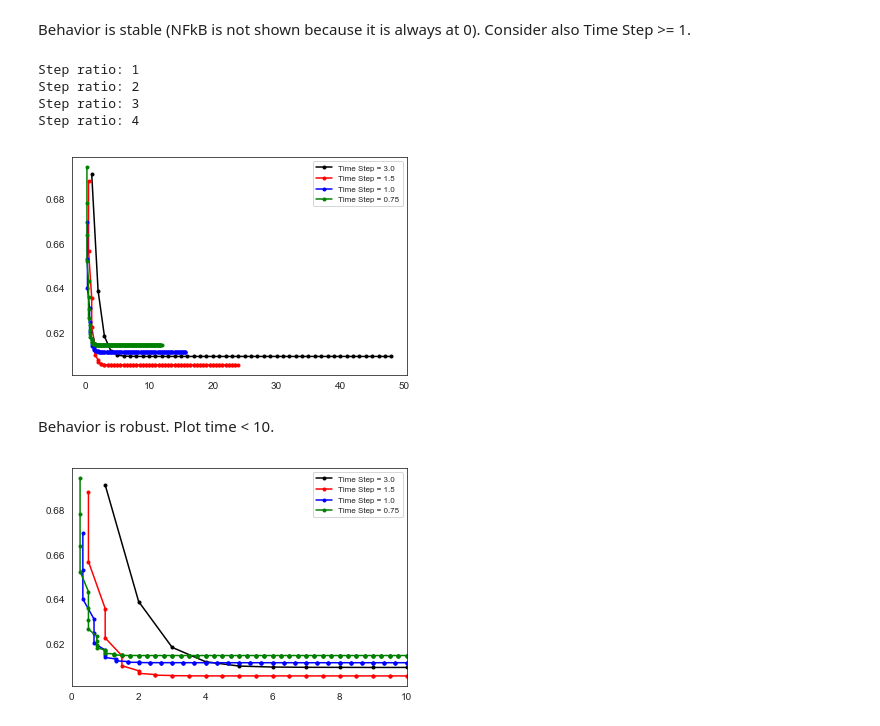
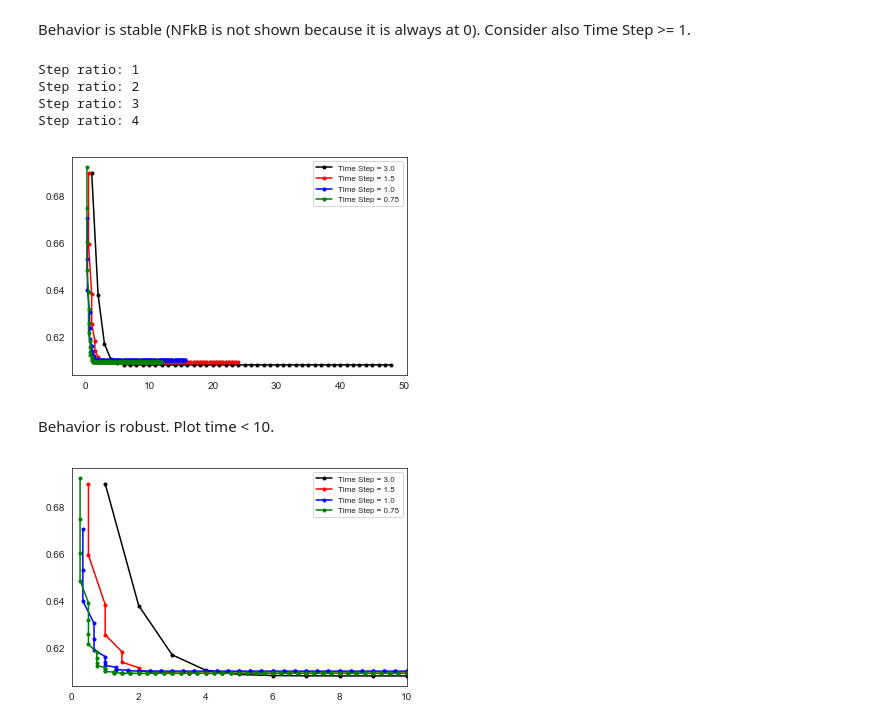
Before and after one commit to sysbio-curie/UPMaBoSS-docker, a Jupyter notebook: TimeStepDependancy.ipynb, the cells around one changed output. Drawn from its saved outputs; the diff is of its cells as text; code cells hidden in the pictures.

Commit message:
New pymaboss version. New notebook (v6), updated TimeStepDependancy notebook

```diff
--- a/TimeStepDependancy.ipynb
+++ b/TimeStepDependancy.ipynb
@@ -62,20 +63,24 @@ for ratio,color in ratios.items():
     }
     step_model = maboss.copy_and_update_parameters(model_WT, params)
 
-    # Also adapt the number of time steps in the upp file
-    # TODO: python API to manipulate the upp file
-    step_upp_file = upp_file.replace(".upp","_R"+str(ratio)+".upp")
-    of = open(upp_file,'r')
-    mf = open(step_upp_file,'w')
-    for line in of:
-        mf.write(line.replace("steps = 48","steps = "+str(48*ratio)))
-    of.close()
-    mf.close()
+#     # Also adapt the number of time steps in the upp file
+#     # TODO: python API to manipulate the upp file
+#     step_upp_file = upp_file.replace(".upp","_R"+str(ratio)+".upp")
+#     of = open(upp_file,'r')
+#     mf = open(step_upp_file,'w')
+#     for line in of:
+#         mf.write(line.replace("steps = 48","steps = "+str(48*ratio)))
+#     of.close()
+#     mf.close()
 
     # Run UpPMaBoSS on the modified setup
     rwd = "%s_R%s" % (workdir, ratio)
-    run_step = maboss.UpdatePopulation(step_model, step_upp_file, rwd)#, overwrite=True)
+    uppModel_step = maboss.UpdatePopulation(step_model, upp_file)
 
+    # TODO: python API to manipulate the upp file : Done
+    uppModel_step.setStepNumber(48*ratio)
+
+    run_step = uppModel_step.run(rwd)
     pop_ratios = run_step.get_population_ratios()
     pop_ratios = pop_ratios[1:]
     time_steps = []
@@ -138,35 +143,36 @@ for ratio,color in ratios.items():
     #of = open(upp_file,'r')
     #mf = open(step_upp_file,'w')
     #for line in of:
     #    mf.write(line.replace("steps = 16","steps = "+str(16*ratio)))
     #of.close()
     #mf.close()
 
     # Run UpPMaBoSS on the modified setup
     rwd = "%s_noTNF_R%s" % (workdir, ratio)
-    run_step_noTNF = maboss.UpdatePopulation(step_model_noTNF, step_upp_file, rwd)
+    uppModel_step_noTNF = maboss.UpdatePopulation(step_model_noTNF, step_upp_file)
+    run_step_noTNF = uppModel_step_noTNF.run(rwd)
     upp_sims.append(run_step_noTNF)
 
 
     pop_ratios = run_step_noTNF.get_population_ratios()
     pop_ratios = pop_ratios[1:]
 
     time_steps = []
     pop_ratio_steps = []
     for step, pop_ratio in pop_ratios.items():
         time_steps.append(int(step)*max_time/ratio)
         pop_ratio_steps.append(float(pop_ratio))
     ax.plot(time_steps,pop_ratio_steps,'k.-',label='Time Step = '+str(3/ratio),c=color)
 
 
 ax.legend(loc='upper right',prop={'size':8})
 plt.show()
 # %% [output]
 Step ratio: 1
 Step ratio: 2
 Step ratio: 3
 Step ratio: 4
-[figure, old version]
+[figure, new version]
 # %% [markdown]
 Behavior is robust. Plot time < 10.
 # %%
@@ -185,4 +191,4 @@ plt.xlim(0,10)
 ax.legend(loc='upper right',prop={'size':8})
 plt.show()
 # %% [output]
-[figure, old version]
+[figure, new version]
```
Also changed, not shown: parts of 3 cells of this notebook, 1 other file.
